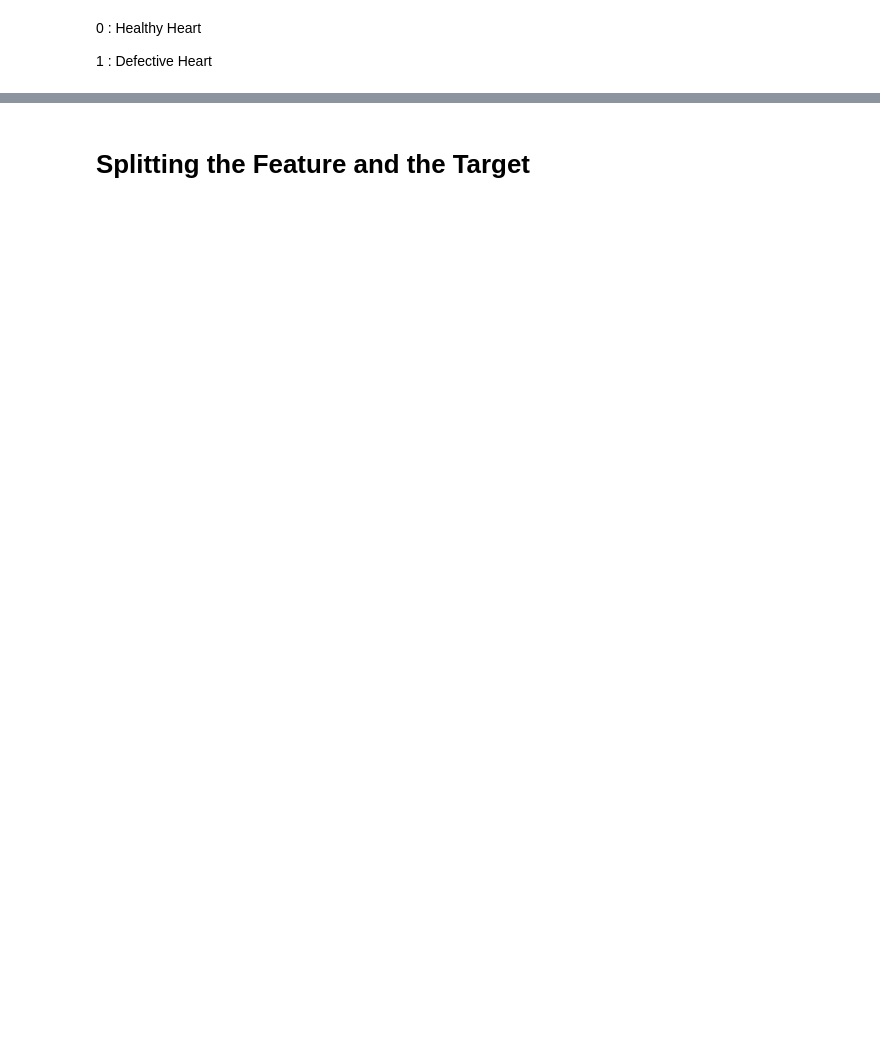
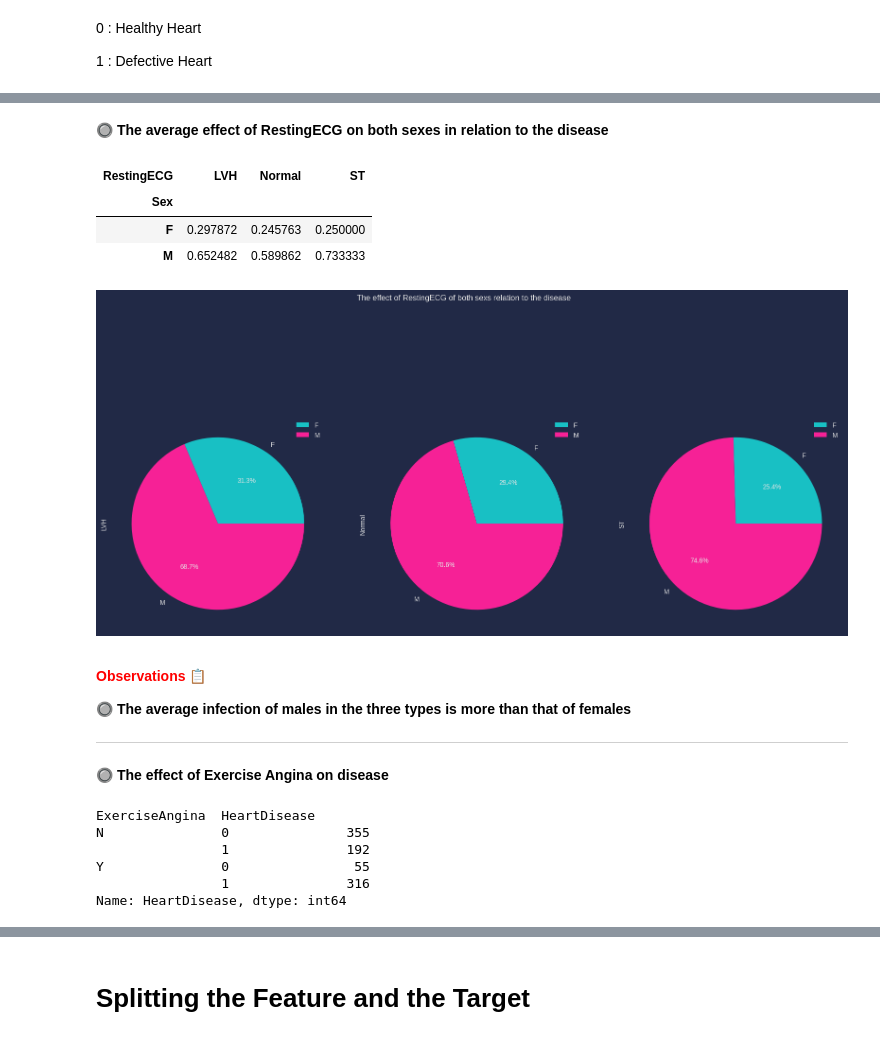
Before and after one commit to Zenith1618/Heart-Disease-Prediction, a Jupyter notebook: Heart_Disease_Prediction.ipynb, the cells around one changed output, grey strips where cells are left out. Drawn from its saved outputs; the diff is of its cells as text; code cells hidden in the pictures; blank space fills up the shorter version.

```diff
--- a/Heart_Disease_Prediction.ipynb
+++ b/Heart_Disease_Prediction.ipynb
@@ -106,0 +239,32 @@ Name: target, dtype: int64
+# %% [markdown]
+🔘 **The average effect of RestingECG on both sexes in relation to the disease**
+# %%
+heart_data.pivot_table(index='Sex', columns='RestingECG', values='HeartDisease', aggfunc='mean').style.background_gradient(cmap='Reds')
+# %% [output]
+| RestingECG | LVH | Normal | ST |
+| Sex |  |  |  |
+| F | 0.297872 | 0.245763 | 0.250000 |
+| M | 0.652482 | 0.589862 | 0.733333 |
+# %%
+heart_data.pivot_table(index='Sex',columns='RestingECG',values='HeartDisease',aggfunc='mean').plot.pie(subplots=True,figsize=(20,10),title='The effect of RestingECG of both sexs relation to the disease ',autopct ='%1.1f%%')
+plt.show(block=False)
+# %% [output]
+[figure, added]
+# %% [markdown]
+**<p style="color:red">Observations 📋</p>**
+
+🔘 **The average infection of males in the three types is more than that of females**
+
+
+-----------------------------------------------------------------------------------------
+# %% [markdown]
+🔘 **The effect of Exercise Angina on disease**
+# %%
+heart_data.groupby(['ExerciseAngina', 'HeartDisease'])['HeartDisease'].count()
+# %% [output]
+ExerciseAngina  HeartDisease
+N               0               355
+                1               192
+Y               0                55
+                1               316
+Name: HeartDisease, dtype: int64
```
Also changed, not shown: parts of 29 cells of this notebook.
